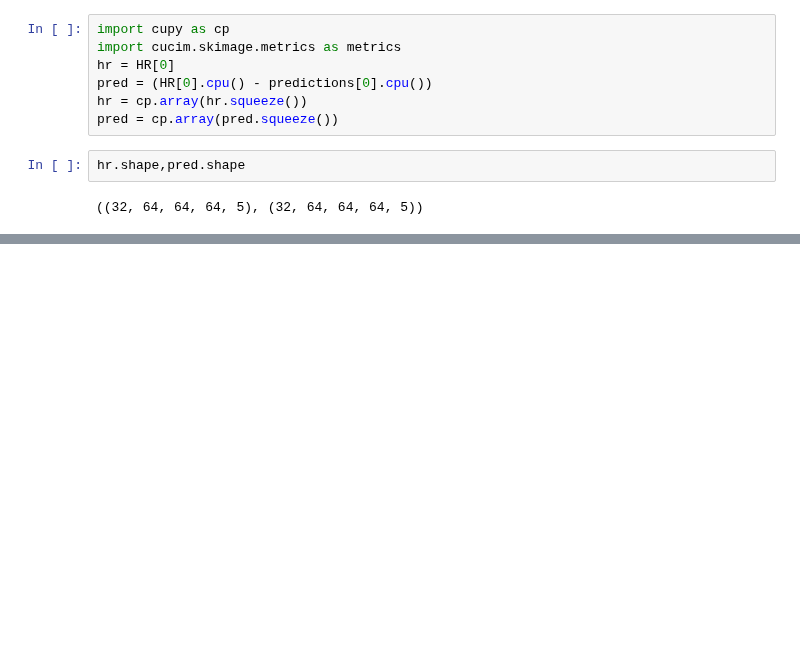
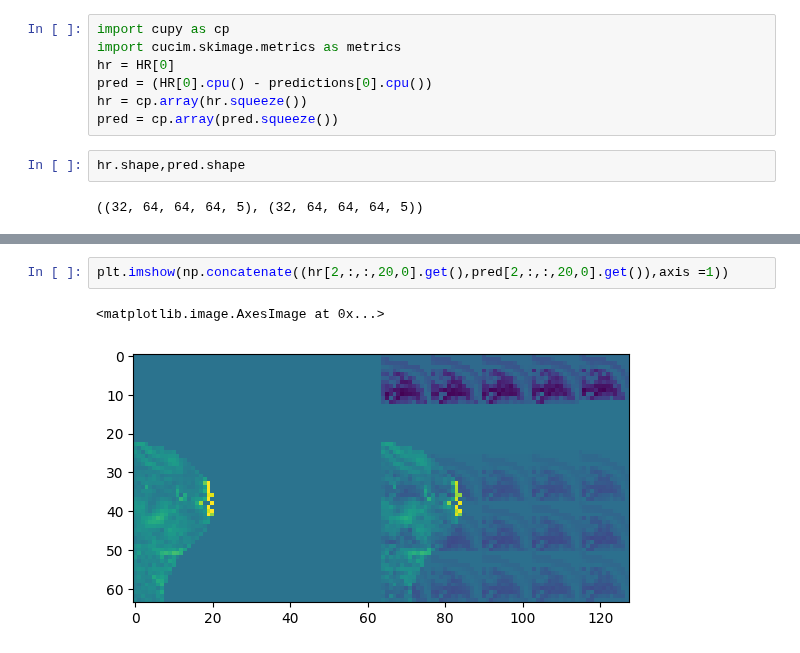
Before and after one commit to arihantjain124/HCP_SR, a Jupyter notebook: Evaluating Model.ipynb, the cells around one changed output, grey strips where cells are left out. Cells and saved outputs as stored; diff of their text form; blank space fills up the shorter version.

```diff
--- a/Evaluating Model.ipynb
+++ b/Evaluating Model.ipynb
@@ -185,3 +185,8 @@ plt.imshow(pred[2,:,:,20,0].get())
+# %%
+plt.imshow(np.concatenate((hr[2,:,:,20,0].get(),pred[2,:,:,20,0].get()),axis =1))
+# %% [output]
+<matplotlib.image.AxesImage at 0x...>
+[figure, added]
 # %%
 metrics.structural_similarity(hr,pred,channel_axis =4,data_range=1)
 # %% [output]
```
Also changed, not shown: parts of 10 cells of this notebook, 22 other files.
